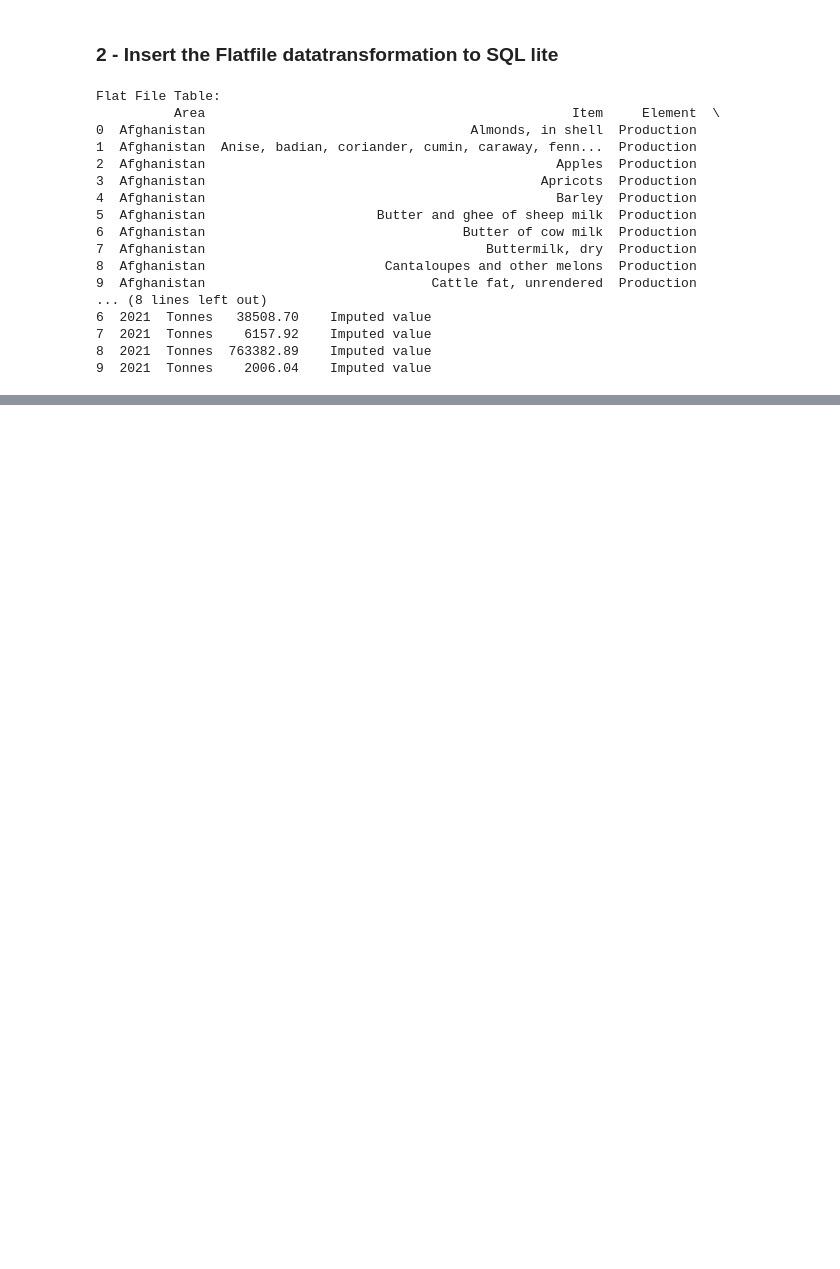
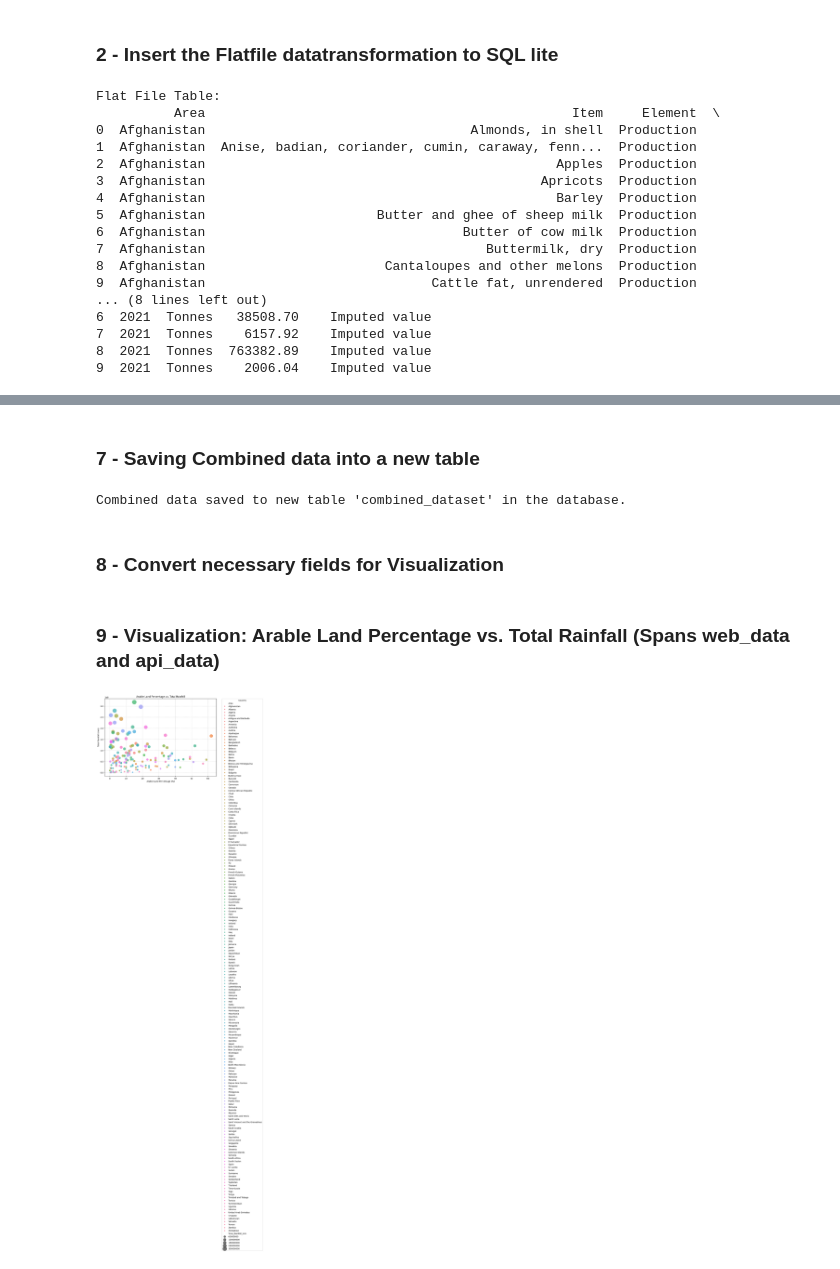
Before and after one commit to surenther/Data-Wrangling, a Jupyter notebook: Week 11-12/Final Project/Surenther_DSC540_Milestone5.ipynb, the cells around one changed output, grey strips where cells are left out. Saved outputs shown, nothing was run; the diff lists cells and outputs as text; code cells hidden in the pictures; blank space fills up the shorter version.

Commit message:
Updated with Visuals for Milestone5

```diff
--- a/Week 11-12/Final Project/Surenther_DSC540_Milestone5.ipynb
+++ b/Week 11-12/Final Project/Surenther_DSC540_Milestone5.ipynb
@@ -65,0 +182,40 @@ Flat File Table:
+# %% [markdown]
+### 7 - Saving Combined data into a new table
+# %%
+conn_save = sqlite3.connect(database_name)
+merged_df.to_sql('combined_dataset', conn_save, if_exists='replace', index=False)
+conn_save.close()
+print("\nCombined data saved to new table 'combined_dataset' in the database.")
+# %% [output]
+Combined data saved to new table 'combined_dataset' in the database.
+# %% [markdown]
+### 8 - Convert necessary fields for Visualization
+# %%
+# Convert 'Arable%' to numeric (remove '%' and convert to float)
+merged_df['Arable%_numeric'] = pd.to_numeric(merged_df['Arable%'].str.replace('%', ''), errors='coerce')
+
+# Convert 'Total Arable' to numeric (remove commas and convert to float)
+merged_df['Total Arable_numeric'] = pd.to_numeric(merged_df['Total Arable'].str.replace(',', ''), errors='coerce')
+# %% [markdown]
+### 9 - Visualization: Arable Land Percentage vs. Total Rainfall (Spans web_data and api_data)
+# %%
+import matplotlib.pyplot as plt
+import seaborn as sns
+import numpy as np
+
+df_arable_rain = merged_df.groupby('Area').agg(
+        Arable_Percent=('Arable%_numeric', 'mean'), # Use the numeric column
+        Total_Rainfall_mm=('Total_Rainfall_mm', 'sum')
+    ).reset_index().dropna()
+
+plt.figure(figsize=(10, 7))
+sns.scatterplot(x='Arable_Percent', y='Total_Rainfall_mm', data=df_arable_rain, hue='Area', size='Total_Rainfall_mm', sizes=(50, 500), alpha=0.7)
+plt.title('Arable Land Percentage vs. Total Rainfall')
+plt.xlabel('Arable Land Percentage (%)')
+plt.ylabel('Total Rainfall (mm)')
+plt.grid(True, linestyle='--', alpha=0.6)
+plt.legend(title='Country', bbox_to_anchor=(1.05, 1), loc='upper left', borderaxespad=0.)
+plt.tight_layout()
+plt.show()
+# %% [output]
+[figure, added]
```
Also changed, not shown: parts of 22 cells of this notebook.
